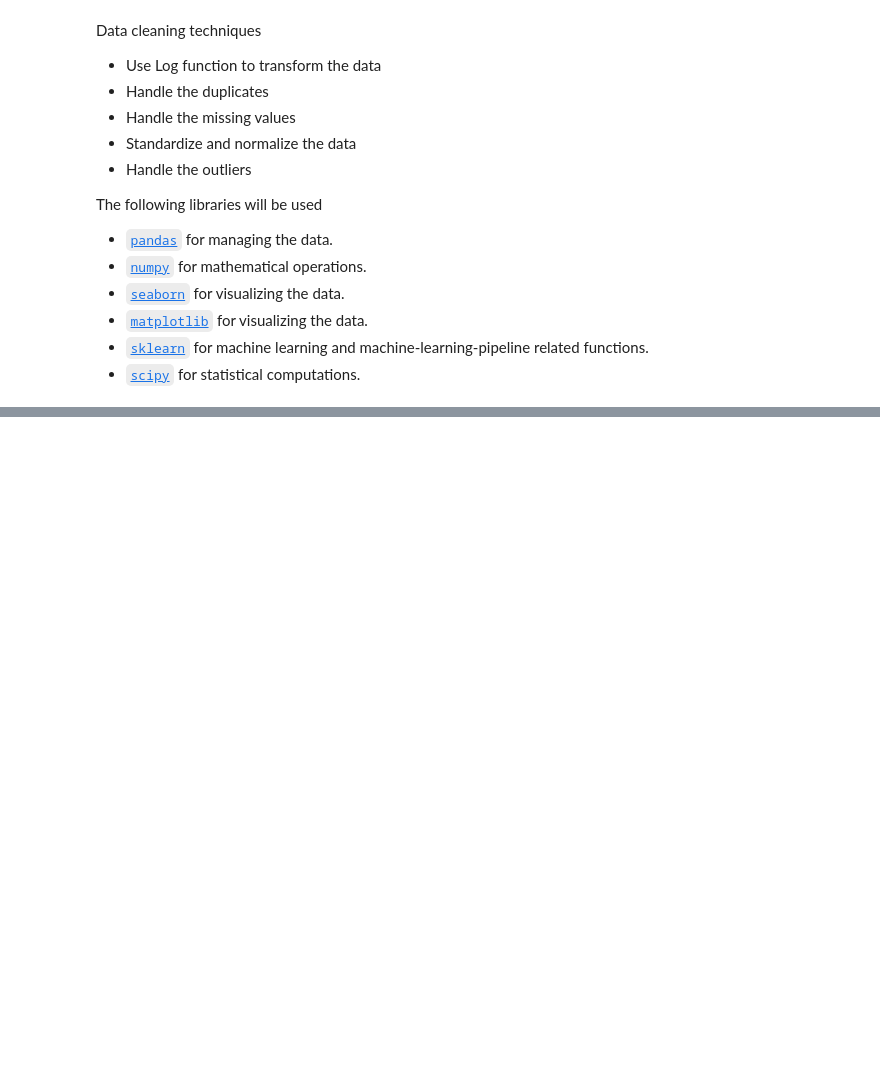
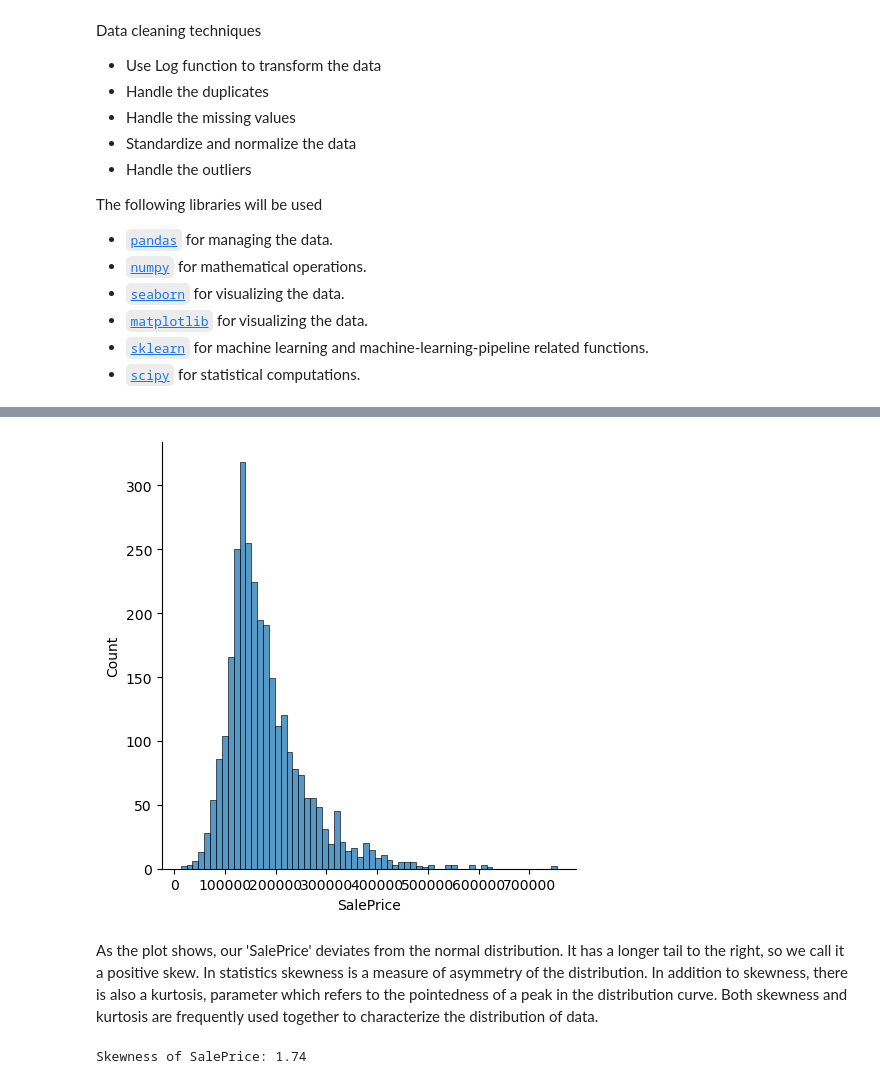
Before and after one commit to Mirwais-Farahi/IBM-Machine-Learning-Professional-Certificate, a Jupyter notebook: Exploratory-Data-Analysis-for-Machine-Learning/data-cleaning.ipynb, the cells around one changed output, grey strips where cells are left out. Saved outputs shown, nothing was run; the diff lists cells and outputs as text; code cells hidden in the pictures; blank space fills up the shorter version.

```diff
--- a/Exploratory-Data-Analysis-for-Machine-Learning/data-cleaning.ipynb
+++ b/Exploratory-Data-Analysis-for-Machine-Learning/data-cleaning.ipynb
@@ -52,0 +240,11 @@ housing.head(5)
+# %%
+sp_untransformed = sns.displot(df['SalePrice'])
+# %% [output]
+[figure, added]
+# %% [markdown]
+As the plot shows, our 'SalePrice' deviates from the normal distribution. It has a longer tail to the right, so we call it a positive skew. In statistics skewness is a measure of asymmetry of the distribution. In addition to skewness, there is also a kurtosis, parameter which refers to the pointedness of a peak in the distribution curve. Both skewness and kurtosis are frequently used together to characterize the distribution of data.
+# %%
+# skew() function to calculate our skewness level of the SalePrice
+print("Skewness of SalePrice: {:.2f}".format(df['SalePrice'].skew()))
+# %% [output]
+Skewness of SalePrice: 1.74
```
Also changed, not shown: parts of 23 cells of this notebook, 1 other file.
